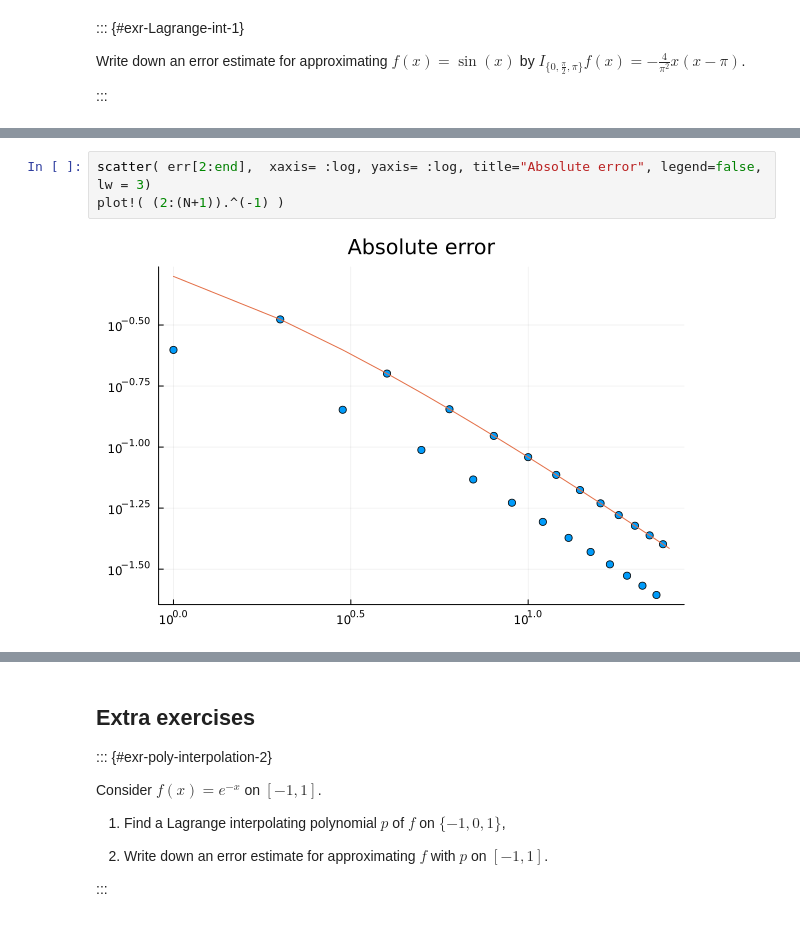
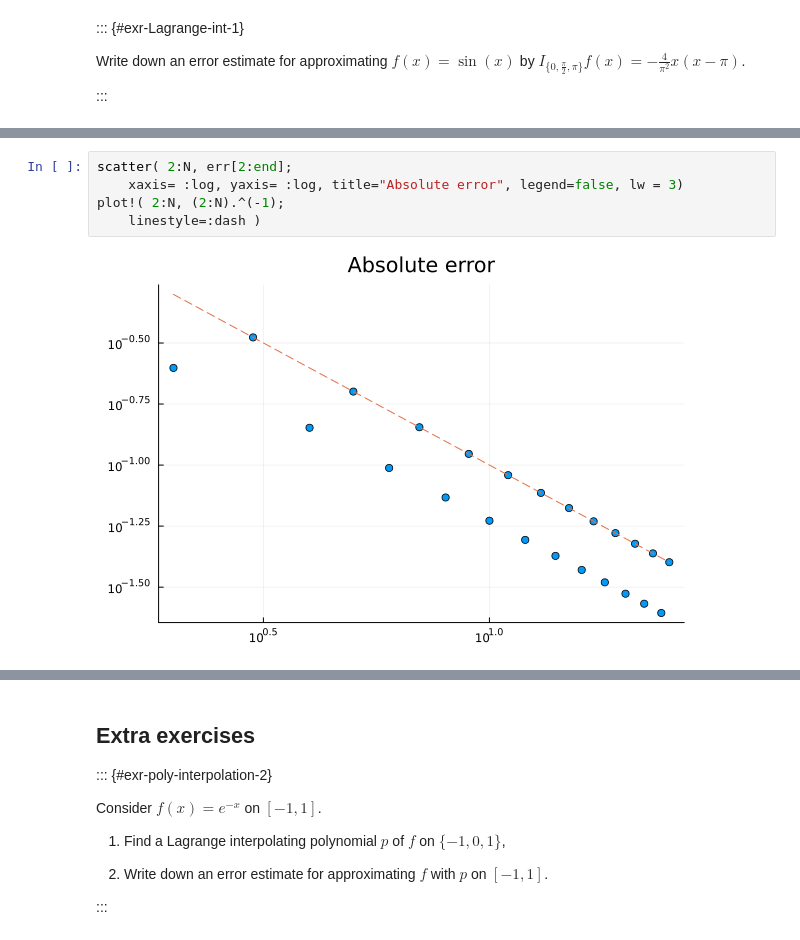
Before and after one commit to jackrthomas/Math5485, a Jupyter notebook: lectures/L06.ipynb, the cells around one changed output, grey strips where cells are left out. Saved outputs shown, nothing was run; the diff lists cells and outputs as text.

```diff
--- a/lectures/L06.ipynb
+++ b/lectures/L06.ipynb
@@ -354,5 +424,7 @@ Plots.AnimatedGif("C:\\Users\\jack6\\Math5485-Fall-2026\\Math5485\\images\\Hat.g
 # %%
-scatter( err[2:end],  xaxis= :log, yaxis= :log, title="Absolute error", legend=false, lw = 3)
-plot!( (2:(N+1)).^(-1) )
+scatter( 2:N, err[2:end];
+    xaxis= :log, yaxis= :log, title="Absolute error", legend=false, lw = 3)
+plot!( 2:N, (2:N).^(-1);
+    linestyle=:dash )
 # %% [output]
-[figure, old version]
+[figure, new version]
```
Also changed, not shown: parts of 17 cells of this notebook, 34 other files.
